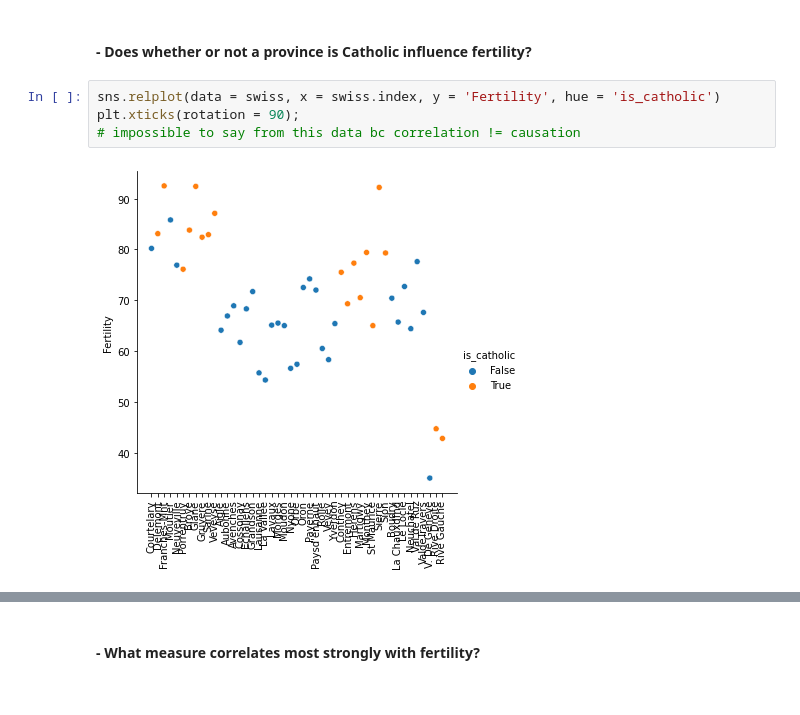
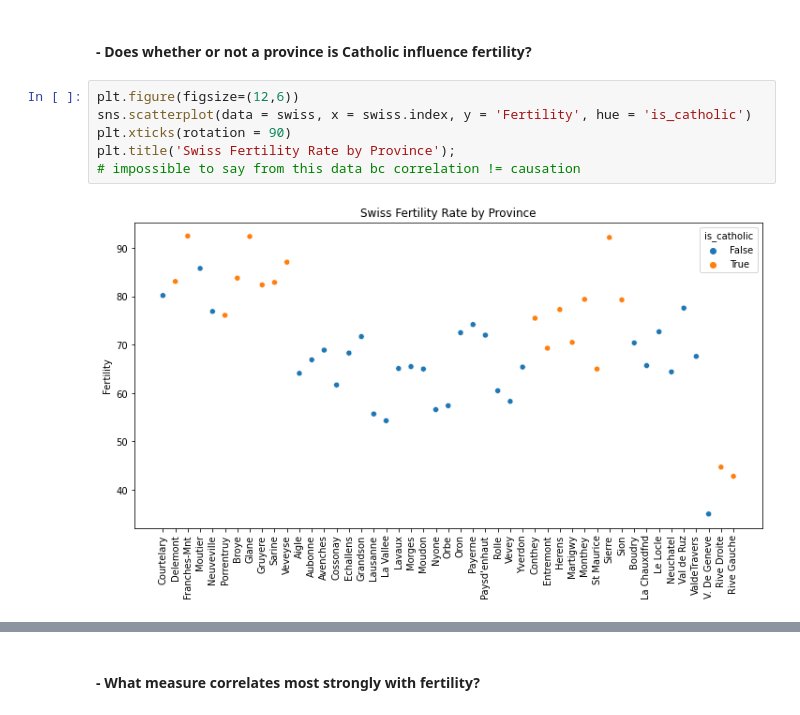
Before and after one commit to sophia-stewart/numpy-pandas-visualization-exercises, a Jupyter notebook: seaborn_exercises.ipynb, the cells around one changed output, grey strips where cells are left out. Drawn from its saved outputs; the diff is of its cells as text.

```diff
--- a/seaborn_exercises.ipynb
+++ b/seaborn_exercises.ipynb
@@ -176,8 +183,10 @@ swiss.head()
 # %% [markdown]
 #### - Does whether or not a province is Catholic influence fertility?
 # %%
-sns.relplot(data = swiss, x = swiss.index, y = 'Fertility', hue = 'is_catholic')
-plt.xticks(rotation = 90);
+plt.figure(figsize=(12,6))
+sns.scatterplot(data = swiss, x = swiss.index, y = 'Fertility', hue = 'is_catholic')
+plt.xticks(rotation = 90)
+plt.title('Swiss Fertility Rate by Province');
 # impossible to say from this data bc correlation != causation
 # %% [output]
-[figure, old version]
+[figure, new version]
```
Also changed, not shown: parts of 15 cells of this notebook.
